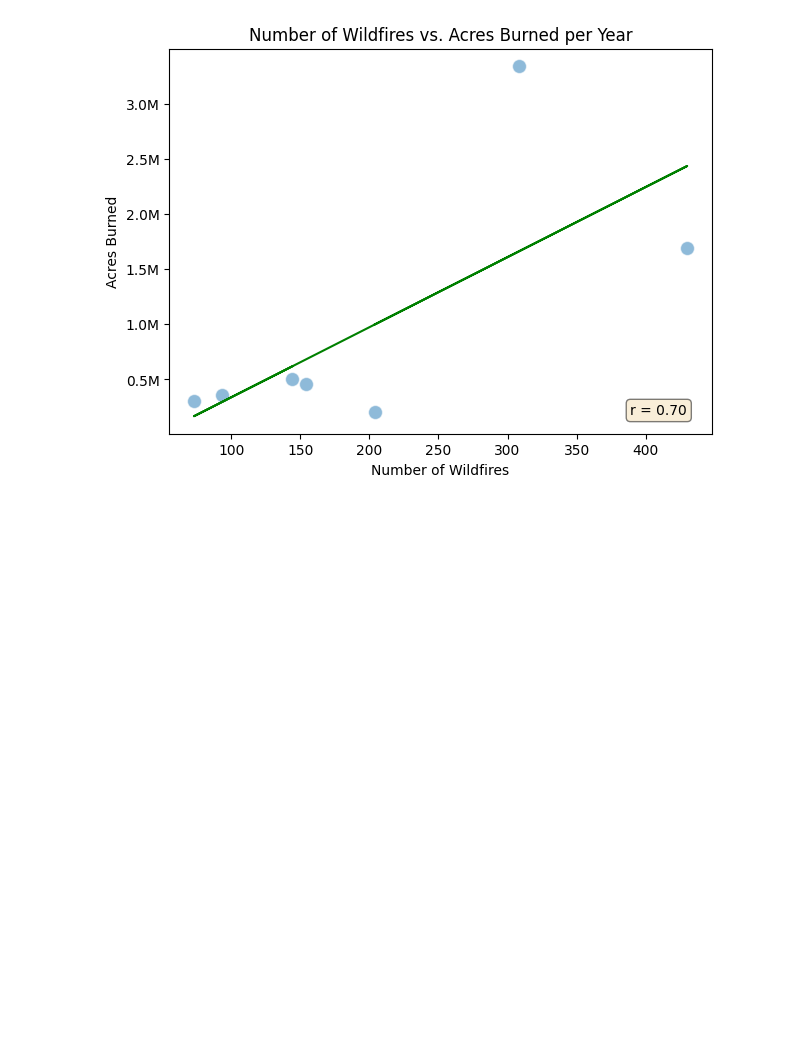
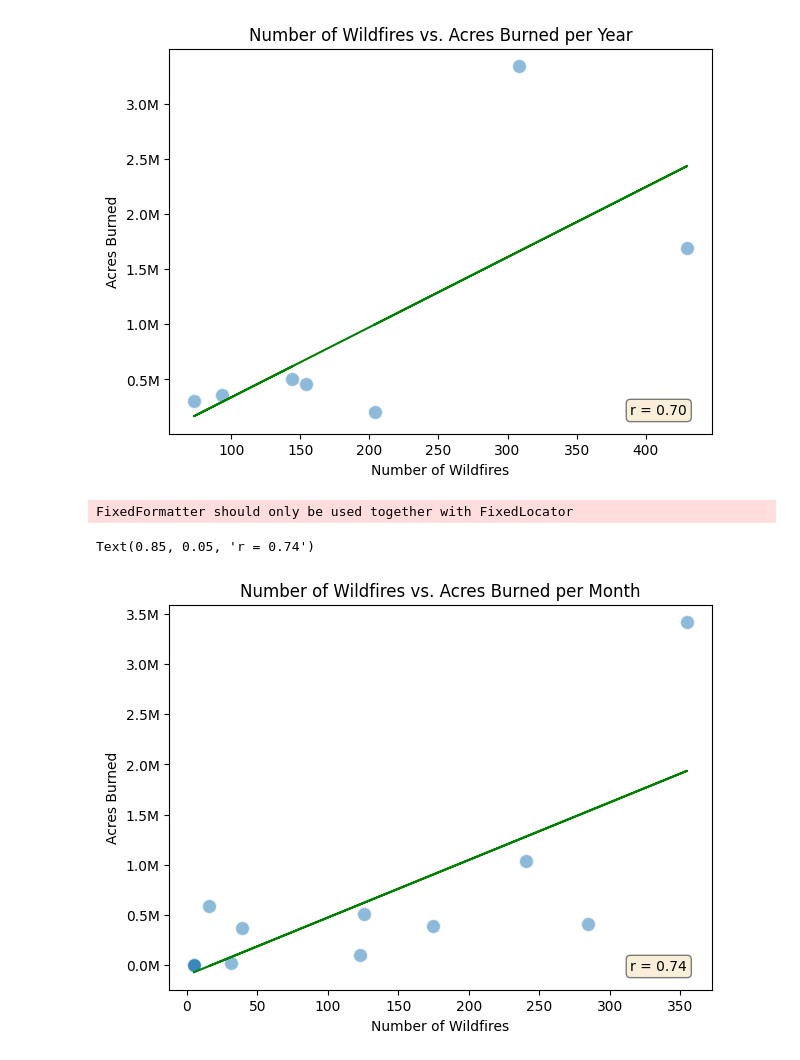
Before and after one commit to okaynils/fhnw-ds-gdv, a Jupyter notebook: wildfires.ipynb, the cells around one changed output. Cells and saved outputs as stored; diff of their text form; code cells hidden in the pictures; blank space fills up the shorter version.

```diff
--- a/wildfires.ipynb
+++ b/wildfires.ipynb
@@ -347,3 +362,35 @@ plt.text(0.85, 0.05, 'r = {:.2f}'.format(r), transform=ax.transAxes, bbox=props)
 FixedFormatter should only be used together with FixedLocator
 Text(0.85, 0.05, 'r = 0.70')
 [figure]
+# %%
+month_counts = df_select['Month'].value_counts().sort_index()
+month_acres = df_select.groupby(df_select['Month'])['AcresBurned'].sum()
+
+fig, ax = plt.subplots(figsize=(7, 5))
+
+# Plotting scatter of wildfires per year and acres burned per year with seaborn
+sns.scatterplot(x=month_counts, y=month_acres, s=100, alpha=0.5)
+
+ax.set_xlabel('Number of Wildfires')
+ax.set_ylabel('Acres Burned')
+
+# Set ticks of acres burned to thousands with k at the end
+ax.set_yticklabels([str(float(i/1000000))+'M' for i in ax.get_yticks()])
+ax.set_title('Number of Wildfires vs. Acres Burned per Month')
+
+# Regression line for acres burned per year
+z = np.polyfit(month_counts, month_acres, 1)
+p = np.poly1d(z)
+plt.plot(month_counts, p(month_counts), "g")
+
+r, p = stats.pearsonr(x=month_counts, y=month_acres)
+
+# Textbox with pearson correlation coefficient
+props = dict(boxstyle='round', facecolor='wheat', alpha=0.5)
+
+# annotate the pearson correlation coefficient text to 2 decimal places
+plt.text(0.85, 0.05, 'r = {:.2f}'.format(r), transform=ax.transAxes, bbox=props)
+# %% [output]
+FixedFormatter should only be used together with FixedLocator
+Text(0.85, 0.05, 'r = 0.74')
+[figure, added]
```
Also changed, not shown: parts of 4 cells of this notebook.
